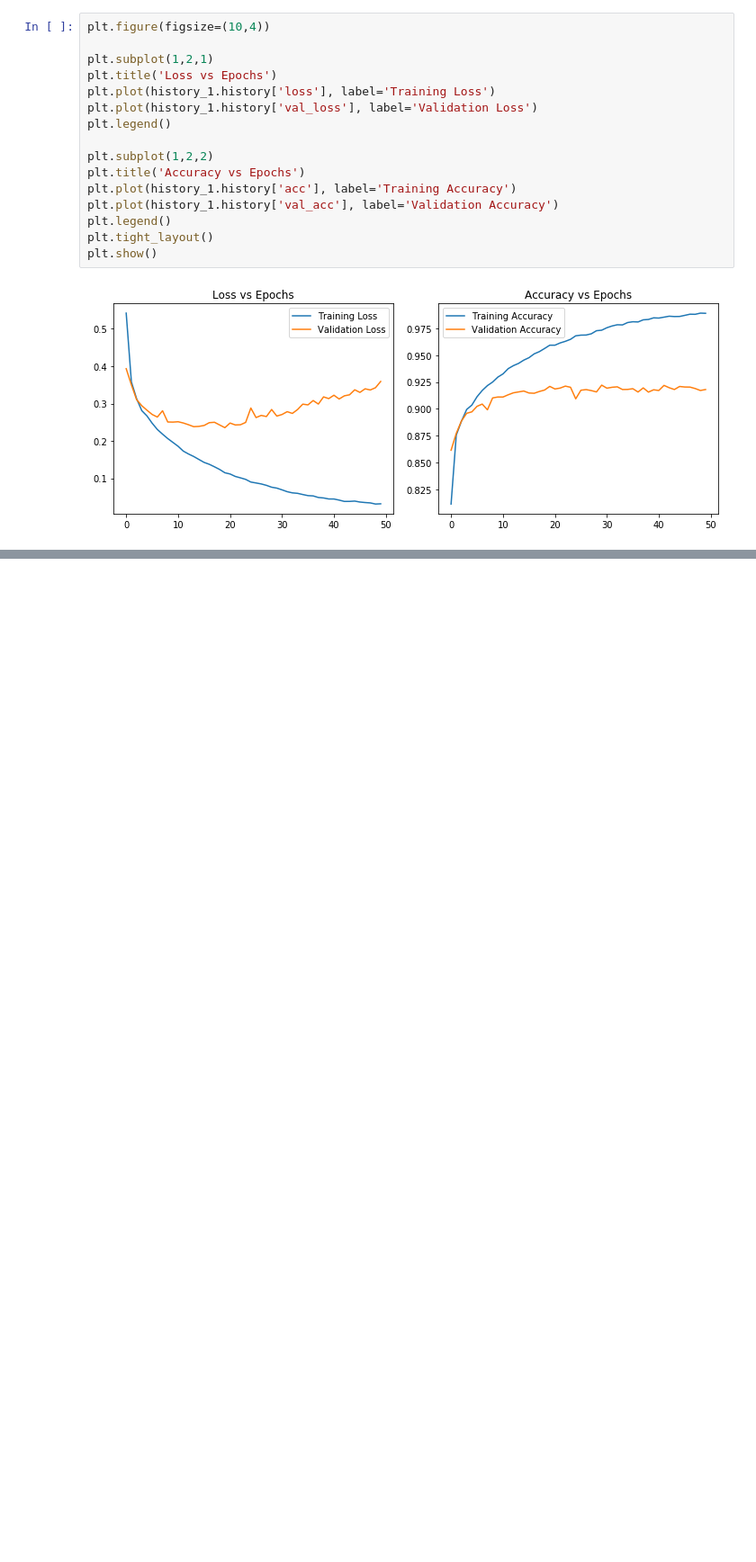
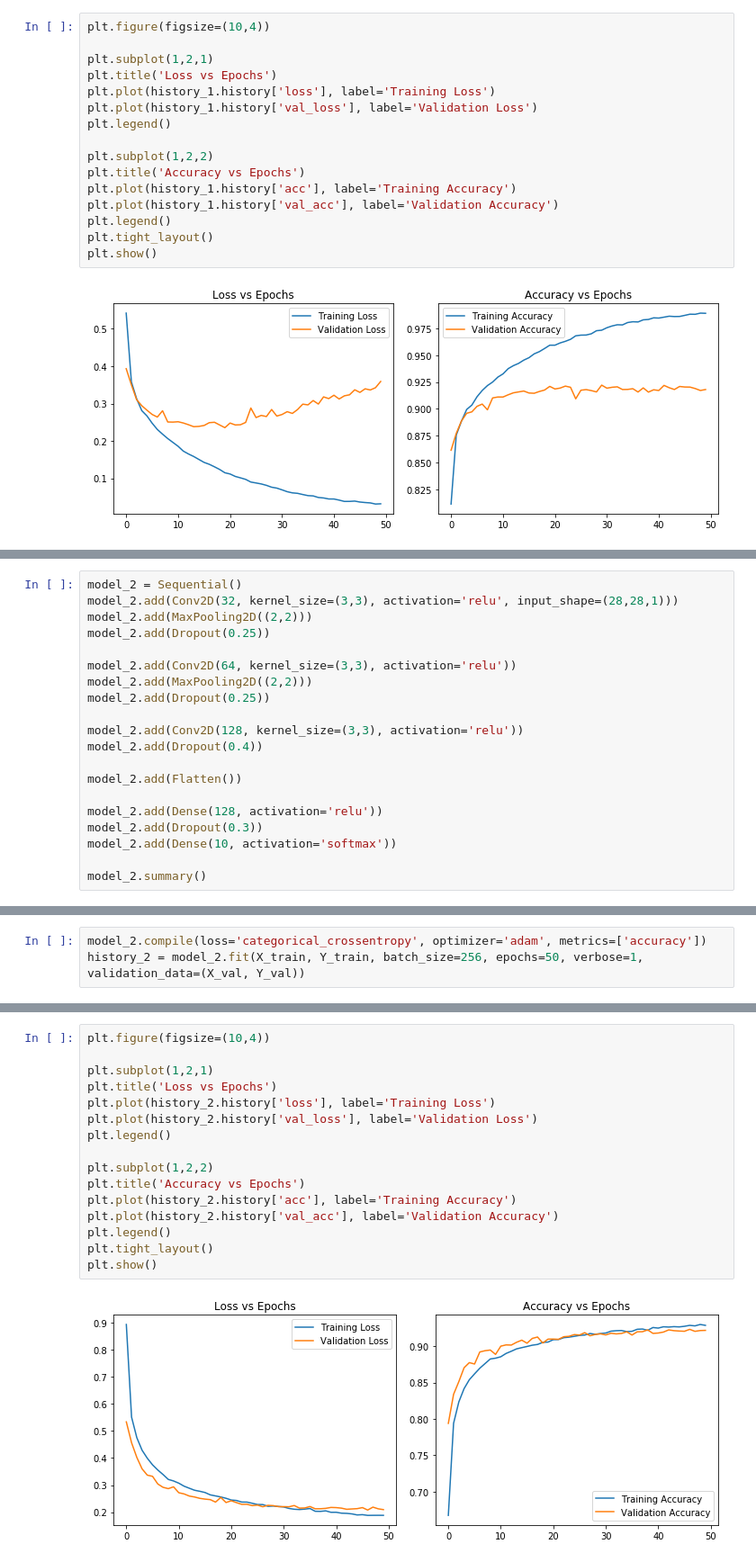
Before and after one commit to CheshtaK/Fashion-MNIST, a Jupyter notebook: Fashion_MNIST.ipynb, the cells around one changed output, grey strips where cells are left out. Shown: that part at 90% size. Drawn from its saved outputs; the diff is of its cells as text; blank space fills up the shorter version.

Commit message:
model 2

```diff
--- a/Fashion_MNIST.ipynb
+++ b/Fashion_MNIST.ipynb
@@ -166,0 +173,20 @@ plt.show()
+# %%
+model_2 = Sequential()
+model_2.add(Conv2D(32, kernel_size=(3,3), activation='relu', input_shape=(28,28,1)))
+model_2.add(MaxPooling2D((2,2)))
+model_2.add(Dropout(0.25))
+
+model_2.add(Conv2D(64, kernel_size=(3,3), activation='relu'))
+model_2.add(MaxPooling2D((2,2)))
+model_2.add(Dropout(0.25))
+
+model_2.add(Conv2D(128, kernel_size=(3,3), activation='relu'))
+model_2.add(Dropout(0.4))
+
+model_2.add(Flatten())
+
+model_2.add(Dense(128, activation='relu'))
+model_2.add(Dropout(0.3))
+model_2.add(Dense(10, activation='softmax'))
+
+model_2.summary()
@@ -166,0 +211,3 @@ plt.show()
+# %%
+model_2.compile(loss='categorical_crossentropy', optimizer='adam', metrics=['accuracy'])
+history_2 = model_2.fit(X_train, Y_train, batch_size=256, epochs=50, verbose=1, validation_data=(X_val, Y_val))
@@ -166,0 +239,18 @@ plt.show()
+# %%
+plt.figure(figsize=(10,4))
+
+plt.subplot(1,2,1)
+plt.title('Loss vs Epochs')
+plt.plot(history_2.history['loss'], label='Training Loss')
+plt.plot(history_2.history['val_loss'], label='Validation Loss')
+plt.legend()
+
+plt.subplot(1,2,2)
+plt.title('Accuracy vs Epochs')
+plt.plot(history_2.history['acc'], label='Training Accuracy')
+plt.plot(history_2.history['val_acc'], label='Validation Accuracy')
+plt.legend()
+plt.tight_layout()
+plt.show()
+# %% [output]
+[figure, added]
```
Also changed, not shown: parts of 5 cells of this notebook.
